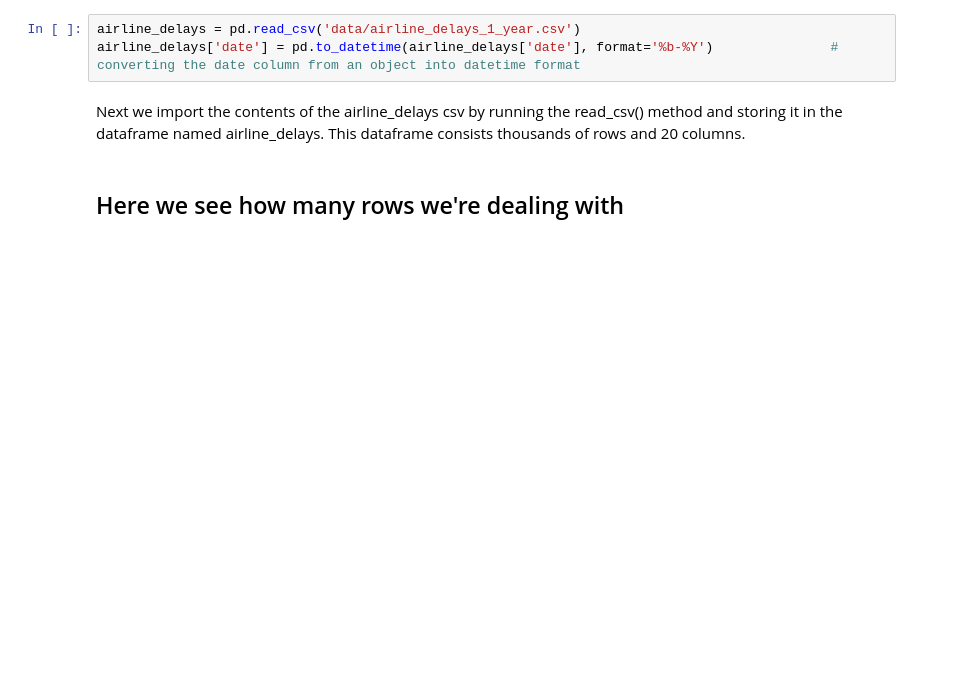
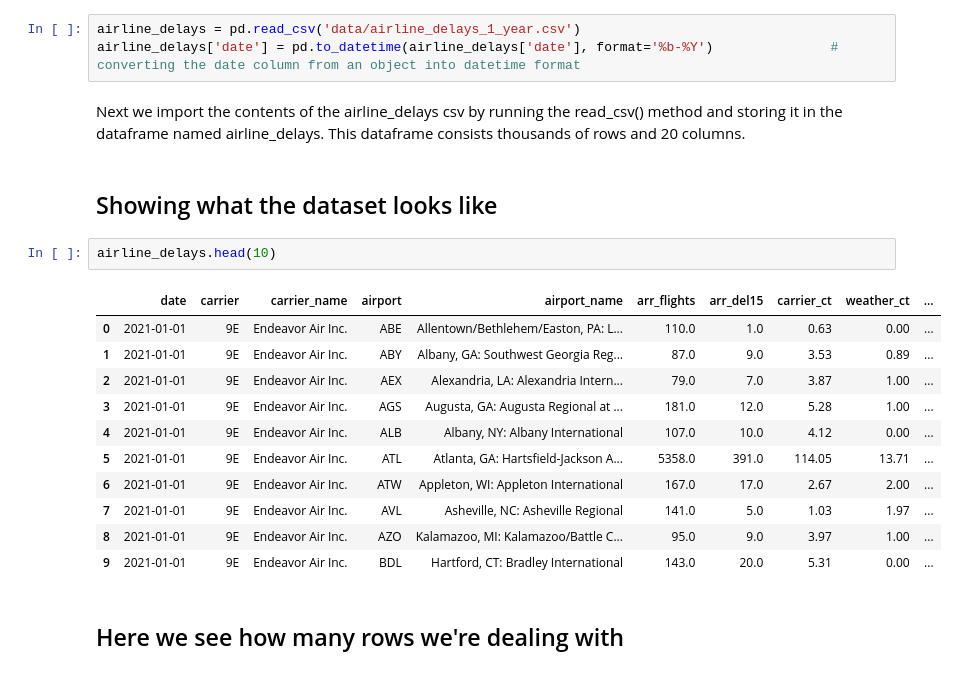
Before and after one commit to kmccoy123/Flight-Delays, a Jupyter notebook: report.ipynb, the cells around one changed output. Cells and saved outputs as stored; diff of their text form; blank space fills up the shorter version.

```diff
--- a/report.ipynb
+++ b/report.ipynb
@@ -15,6 +15,22 @@ airline_delays = pd.read_csv('data/airline_delays_1_year.csv')
 airline_delays['date'] = pd.to_datetime(airline_delays['date'], format='%b-%Y')               # converting the date column from an object into datetime format
 # %% [markdown]
 Next we import the contents of the airline_delays csv by running the read_csv() method and storing it in the dataframe named airline_delays.  This dataframe consists thousands of rows and 20 columns.
+# %% [markdown]
+## Showing what the dataset looks like
+# %%
+airline_delays.head(10)
+# %% [output]
+|  | date | carrier | carrier_name | airport | airport_name | arr_flights | arr_del15 | carrier_ct | weather_ct | ... |
+| 0 | 2021-01-01 | 9E | Endeavor Air Inc. | ABE | Allentown/Bethlehem/Easton, PA: L... | 110.0 | 1.0 | 0.63 | 0.00 | ... |
+| 1 | 2021-01-01 | 9E | Endeavor Air Inc. | ABY | Albany, GA: Southwest Georgia Reg... | 87.0 | 9.0 | 3.53 | 0.89 | ... |
+| 2 | 2021-01-01 | 9E | Endeavor Air Inc. | AEX | Alexandria, LA: Alexandria Intern... | 79.0 | 7.0 | 3.87 | 1.00 | ... |
+| 3 | 2021-01-01 | 9E | Endeavor Air Inc. | AGS | Augusta, GA: Augusta Regional at ... | 181.0 | 12.0 | 5.28 | 1.00 | ... |
+| 4 | 2021-01-01 | 9E | Endeavor Air Inc. | ALB | Albany, NY: Albany International | 107.0 | 10.0 | 4.12 | 0.00 | ... |
+| 5 | 2021-01-01 | 9E | Endeavor Air Inc. | ATL | Atlanta, GA: Hartsfield-Jackson A... | 5358.0 | 391.0 | 114.05 | 13.71 | ... |
+| 6 | 2021-01-01 | 9E | Endeavor Air Inc. | ATW | Appleton, WI: Appleton International | 167.0 | 17.0 | 2.67 | 2.00 | ... |
+| 7 | 2021-01-01 | 9E | Endeavor Air Inc. | AVL | Asheville, NC: Asheville Regional | 141.0 | 5.0 | 1.03 | 1.97 | ... |
+| 8 | 2021-01-01 | 9E | Endeavor Air Inc. | AZO | Kalamazoo, MI: Kalamazoo/Battle C... | 95.0 | 9.0 | 3.97 | 1.00 | ... |
+| 9 | 2021-01-01 | 9E | Endeavor Air Inc. | BDL | Hartford, CT: Bradley International | 143.0 | 20.0 | 5.31 | 0.00 | ... |
 # %% [markdown]
 ## Here we see how many rows we're dealing with
 # %%
```
Also changed, not shown: 1 other file.
